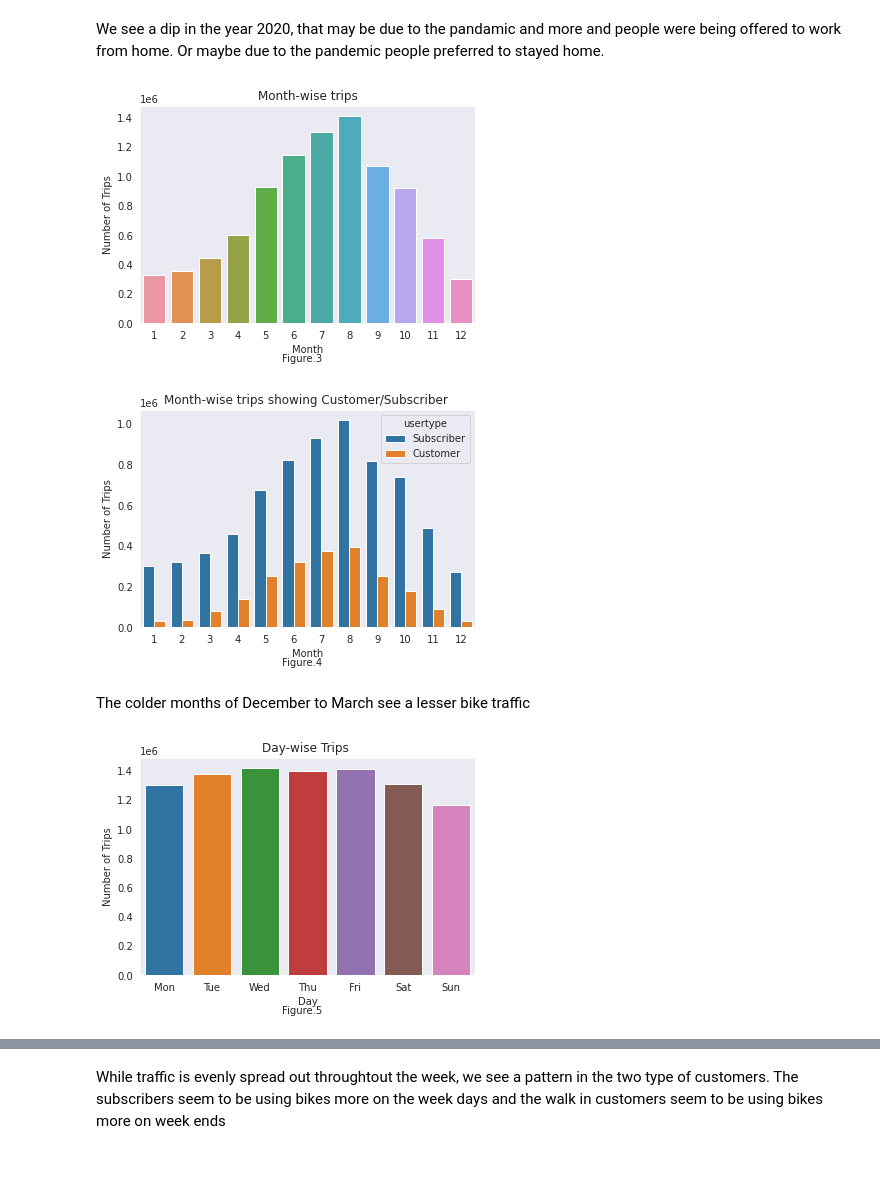
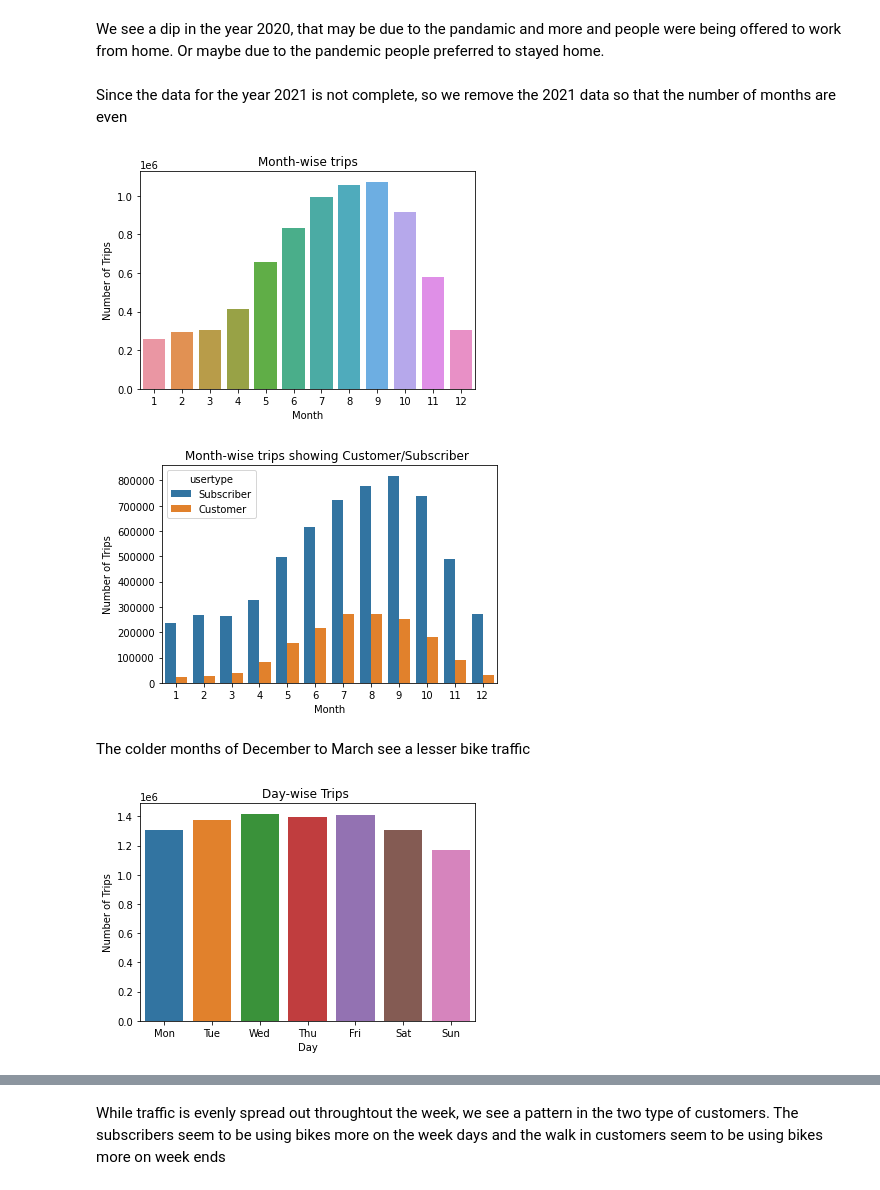
Before and after one commit to sharmasapna/Bluebike_Traffic_Forecasting, a Jupyter notebook: bluebikes_eda.ipynb, the cells around one changed output, grey strips where cells are left out. Drawn from its saved outputs; the diff is of its cells as text; code cells hidden in the pictures.

```diff
--- a/bluebikes_eda.ipynb
+++ b/bluebikes_eda.ipynb
@@ -109,0 +137,7 @@ Total Number of Bike Stations are :  481
+# %%
+print("List of stations which are present in end station but not in start station")
+end_station = []
+for station in unstn2.endstation.to_list():
+  if station not in unstn1.startstation.to_list():
+    end_station.append(station)
+    print(station)
@@ -109,0 +151,7 @@ Total Number of Bike Stations are :  481
+# %%
+print("List of stations which are present in start station but not in end station")
+start_station = []
+for station in unstn1.startstation.to_list():
+  if station not in unstn2.endstation.to_list():
+    start_station.append(station)
+    print(station)
@@ -109,0 +172,6 @@ Total Number of Bike Stations are :  481
+# %%
+t = trip_data.copy()
+for station in start_station:
+  trip_data.drop(t[t['start station name'] == station].index, inplace = True)
+for station in end_station:
+  trip_data.drop(t[t['end station name'] == station].index, inplace = True)
@@ -140,32 +217,36 @@ plt.show()
 [figure]
 # %% [markdown]
 We see a dip in the year 2020, that may be due to the pandamic and more and people were being offered to work from home. Or maybe due to the pandemic people preferred to stayed home.
+# %% [markdown]
+Since the data for the year 2021 is not complete, so we remove the 2021 data so that the number of months are even
+# %%
+t = trip_data[trip_data.starttime.dt.date < pd.to_datetime('2021-01-01')]
 # %%
 # Plotting the number of trips per month
 fig = plt.figure()
-sns.countplot(trip_data['starttime'].dt.month)
+sns.countplot(t['starttime'].dt.month)
 plt.xlabel('Month')
 plt.ylabel('Number of Trips')
 plt.title('Month-wise trips')
-txt = "Figure.3"
-fig.text(.5, -0.009, txt, ha='center')
-plt.savefig("/content/drive/MyDrive/blue_bikes_sales_prediction/fig3.png", bbox_inches = 'tight')
+#txt = "Figure.3"
+#fig.text(.5, -0.009,tc=xt,ha='center')
+plt.savefig("/content/drive/MyDrive/blue_bikes_sales_prediction/Month-wise_Trips.png", bbox_inches = 'tight')
 plt.show()
 # %% [output]
-[figure, old version]
+[figure, new version]
 # %%
 # Plotting the number of trips per month
 fig = plt.figure()
-sns.countplot(trip_data['starttime'].dt.month,hue=trip_data.usertype)
+sns.countplot(t['starttime'].dt.month,hue=t.usertype)
 plt.xlabel('Month')
 plt.ylabel('Number of Trips')
 plt.title('Month-wise trips showing Customer/Subscriber ')
-txt = "Figure.4"
-fig.text(.5, -0.009, txt, ha='center')
-plt.savefig("/content/drive/MyDrive/blue_bikes_sales_prediction/fig4.png", bbox_inches = 'tight')
+# txt = "Figure.4"
+# fig.text(.5, -0.009, txt, ha='center')
+plt.savefig("/content/drive/MyDrive/blue_bikes_sales_prediction/Month-wise_Trips_showing_Customer_Subscriber.png", bbox_inches = 'tight')
 plt.show()
 # %% [output]
-[figure, old version]
+[figure, new version]
 # %% [markdown]
 The colder months of December to March see a lesser bike traffic
 # %%
@@ -176,12 +257,12 @@ plt.xlabel('Day')
 plt.ylabel('Number of Trips')
 plt.title('Day-wise Trips ')
 plt.xticks(np.arange(7),['Mon', 'Tue', 'Wed', 'Thu', 'Fri', 'Sat', 'Sun'])
-txt = "Figure.5"
-fig.text(.5, -0.009, txt, ha='center')
-plt.savefig("/content/drive/MyDrive/blue_bikes_sales_prediction/fig5.png", bbox_inches = 'tight')
+# txt = "Figure.5"
+# fig.text(.5, -0.009, txt, ha='center')
+plt.savefig("/content/drive/MyDrive/blue_bikes_sales_prediction/Week_Day-wise_Trips.png", bbox_inches = 'tight')
 plt.show()
 # %% [output]
-[figure, old version]
+[figure, new version]
 # %%
 # Plotting number of trips day of week-wise
 fig = plt.figure()
```
Also changed, not shown: parts of 49 cells of this notebook.
